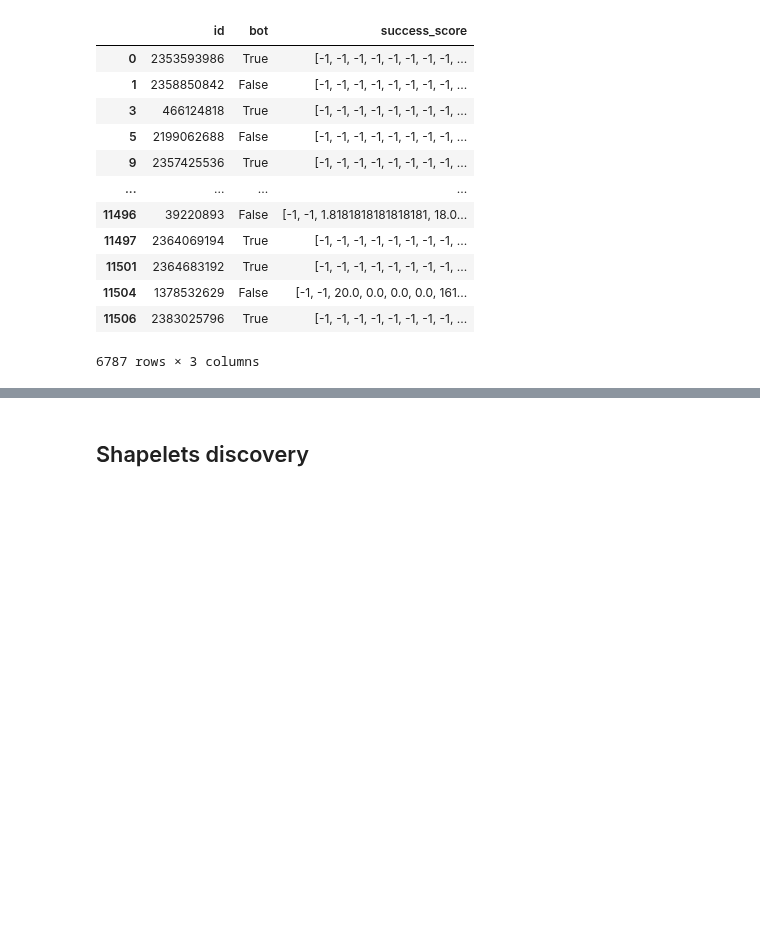
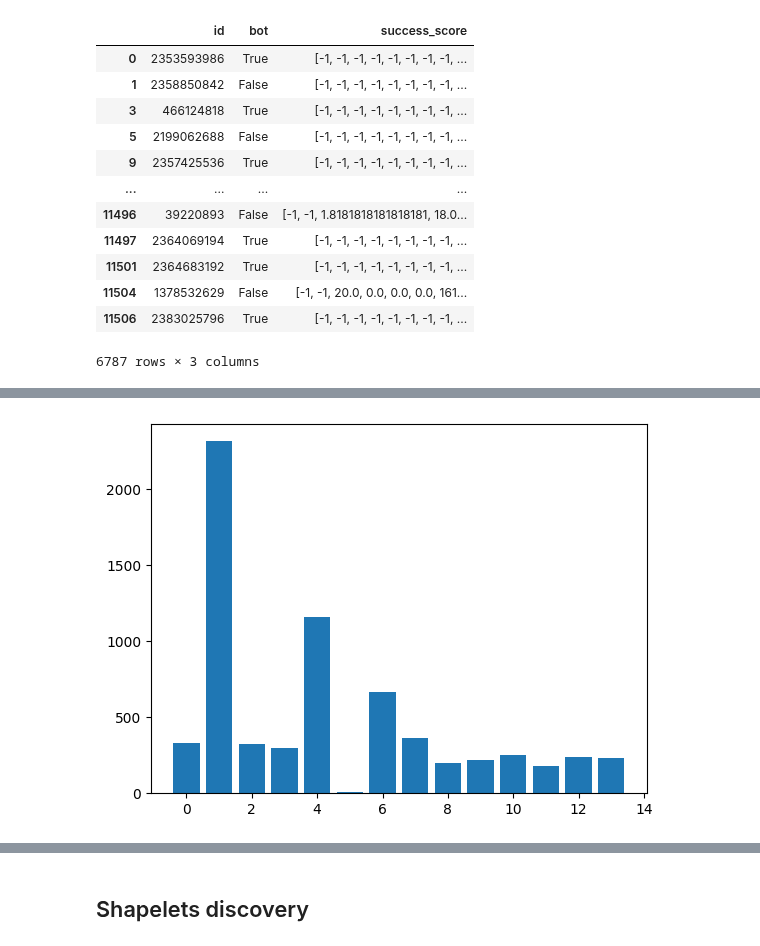
Before and after one commit to federicosilvestri/data-mining, a Jupyter notebook: 4.1_timeseries_analysis.ipynb, the cells around one changed output, grey strips where cells are left out. Saved outputs shown, nothing was run; the diff lists cells and outputs as text; code cells hidden in the pictures; blank space fills up the shorter version.

```diff
--- a/4.1_timeseries_analysis.ipynb
+++ b/4.1_timeseries_analysis.ipynb
@@ -193,0 +265,9 @@ users = dataset['users.pickle']
+# %%
+def plot_clusters_distribution(model):
+    labels_distribution = np.unique(model.labels_, return_counts=True)
+    plt.bar(labels_distribution[0], labels_distribution[1])
+    plt.show()
+
+plot_clusters_distribution(kmeans_ts)
+# %% [output]
+[figure, added]
```
Also changed, not shown: parts of 31 cells of this notebook, 1 other file.
